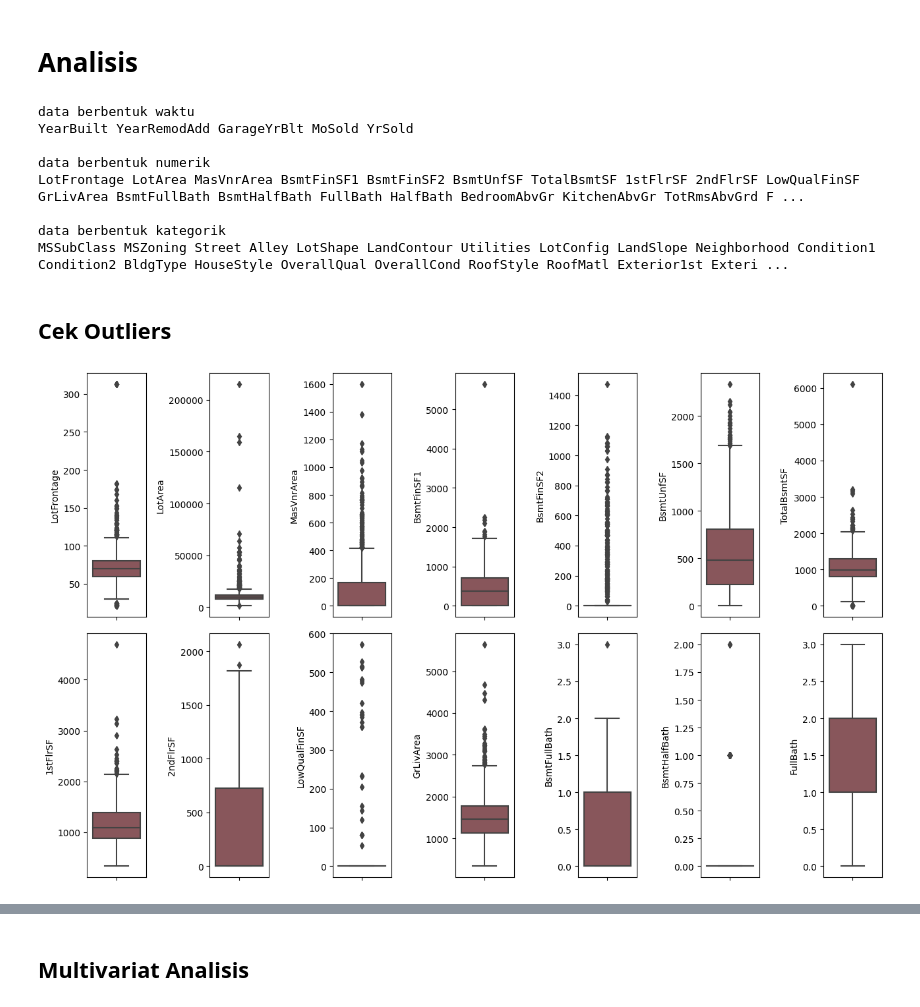
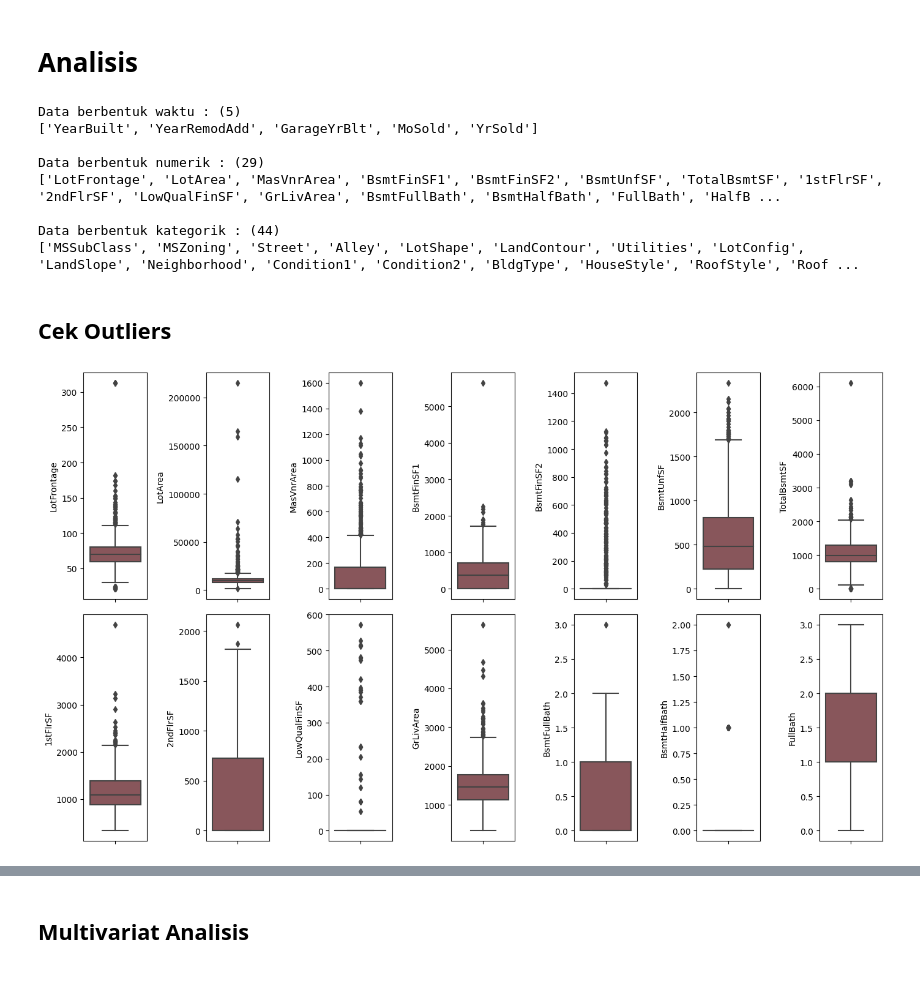
Before and after one commit to mwahid60/house_price_prediction, a Jupyter notebook: main.ipynb, the cells around one changed output, grey strips where cells are left out. Saved outputs shown, nothing was run; the diff lists cells and outputs as text; code cells hidden in the pictures; blank space fills up the shorter version.

```diff
--- a/main.ipynb
+++ b/main.ipynb
@@ -84,6 +117,7 @@ df_train["BsmtFinType1"] = df_train["BsmtFinType1"].fillna("NA")
 df_train["BsmtFinType2"] = df_train["BsmtFinType2"].fillna("NA")
 df_train["FireplaceQu"] = df_train["FireplaceQu"].fillna("NA")
 df_train["GarageType"] = df_train["GarageType"].fillna("NA")
+df_train["GarageYrBlt"] = df_train["GarageYrBlt"].fillna(0)
 df_train["GarageFinish"] = df_train["GarageFinish"].fillna("NA")
 df_train["GarageQual"] = df_train["GarageQual"].fillna("NA")
 df_train["GarageCond"] = df_train["GarageCond"].fillna("NA")
@@ -232,25 +228,3 @@ df_test.loc[target, "GarageYrBlt"] = replace_value
-# %%
-# Data Waktu
-waktu = ["YearBuilt", "YearRemodAdd", "GarageYrBlt", "MoSold", "YrSold"]
-
-# Numerikal Data
-numerik = ["LotFrontage", "LotArea", "MasVnrArea", "BsmtFinSF1", "BsmtFinSF2",
-           "BsmtUnfSF", "TotalBsmtSF", "1stFlrSF", "2ndFlrSF", "LowQualFinSF",
-           "GrLivArea", "BsmtFullBath", "BsmtHalfBath", "FullBath", "HalfBath",
-           "BedroomAbvGr", "KitchenAbvGr", "TotRmsAbvGrd", "Fireplaces",
-           "GarageCars", "GarageArea", "WoodDeckSF", "OpenPorchSF", "EnclosedPorch",
-           "3SsnPorch", "ScreenPorch", "PoolArea", "MiscVal"]
-
-# Kategorikal Data
-kategorik = ["MSSubClass", "MSZoning", "Street", "Alley", "LotShape", "LandContour",
-             "Utilities", "LotConfig", "LandSlope", "Neighborhood", "Condition1",
-             "Condition2", "BldgType", "HouseStyle", "OverallQual", "OverallCond",
-             "RoofStyle", "RoofMatl", "Exterior1st", "Exterior2nd", "MasVnrType",
-             "ExterQual", "ExterCond", "Foundation", "BsmtQual", "BsmtCond",
-             "BsmtExposure", "BsmtFinType1", "BsmtFinType2", "Heating", "HeatingQC",
-             "CentralAir", "Electrical", "KitchenQual", "Functional", "FireplaceQu",
-             "GarageType", "GarageFinish", "GarageQual", "GarageCond", "PavedDrive",
-             "PoolQC", "Fence", "MiscFeature", "SaleType", "SaleCondition"]
 # %% [markdown]
 ## Categorical Encoding
 # %% [markdown]
@@ -1036,4 +994,4 @@ df_train.dropna(inplace=True)
 # Mengganti data type dari float ke int
 df_train["MasVnrArea"] = df_train["MasVnrArea"].astype(dtype=int)
 df_train["LotFrontage"] = df_train["LotFrontage"].astype(dtype=int)
-df_train["GarageYrBlt"] = df_train["GarageYrBlt"].astype(dtype=int)
+df_train["GarageYrBlt"] = df_train["GarageYrBlt"].astype(dtype="int64")
@@ -1039,0 +1038,12 @@ df_train["GarageYrBlt"] = df_train["GarageYrBlt"].astype(dtype=int)
+# %%
+ekstrak1 = []
+pengurang_tahun(df_train['YrSold'].values, df_train['YearBuilt'].values, ekstrak1)
+df_train['total_house_age'] = ekstrak1 # menambahkan kolom total_house_age
+
+ekstrak2 = []
+pengurang_tahun(df_train['YrSold'].values, df_train['YearRemodAdd'].values, ekstrak2)
+df_train['renov_age'] = ekstrak2 # menambahkan kolom renov_age
+
+ekstrak3 = []
+pengurang_dengan_kondisi(df_train['YrSold'].values, df_train['GarageYrBlt'].values, ekstrak3)
+df_train['garage_age'] = ekstrak2 # menambahkan kolom garage_age
@@ -1040,32 +1102,37 @@ df_train["GarageYrBlt"] = df_train["GarageYrBlt"].astype(dtype=int)
 # %% [markdown]
 # Analisis
-# %%
-print("data berbentuk waktu")
-print(*waktu, "\n")
-print("data berbentuk numerik")
-print(*numerik, "\n")
-print("data berbentuk kategorik")
-print(*kategorik)
-# %% [output]
-data berbentuk waktu
-YearBuilt YearRemodAdd GarageYrBlt MoSold YrSold
-
-data berbentuk numerik
-LotFrontage LotArea MasVnrArea BsmtFinSF1 BsmtFinSF2 BsmtUnfSF TotalBsmtSF 1stFlrSF 2ndFlrSF LowQualFinSF GrLivArea BsmtFullBath BsmtHalfBath FullBath HalfBath BedroomAbvGr KitchenAbvGr TotRmsAbvGrd F ...
-
-data berbentuk kategorik
-MSSubClass MSZoning Street Alley LotShape LandContour Utilities LotConfig LandSlope Neighborhood Condition1 Condition2 BldgType HouseStyle OverallQual OverallCond RoofStyle RoofMatl Exterior1st Exteri ...
+# %%
+# Tipe Data
+print(f"""Data berbentuk waktu : ({len(waktu)})
+{waktu}
+
+Data berbentuk numerik : ({len(numerik)})
+{numerik}
+
+Data berbentuk kategorik : ({len(kategorik)})
+{kategorik}
+""")
+# %% [output]
+Data berbentuk waktu : (5)
+['YearBuilt', 'YearRemodAdd', 'GarageYrBlt', 'MoSold', 'YrSold']
+
+Data berbentuk numerik : (29)
+['LotFrontage', 'LotArea', 'MasVnrArea', 'BsmtFinSF1', 'BsmtFinSF2', 'BsmtUnfSF', 'TotalBsmtSF', '1stFlrSF', '2ndFlrSF', 'LowQualFinSF', 'GrLivArea', 'BsmtFullBath', 'BsmtHalfBath', 'FullBath', 'HalfB ...
+
+Data berbentuk kategorik : (44)
+['MSSubClass', 'MSZoning', 'Street', 'Alley', 'LotShape', 'LandContour', 'Utilities', 'LotConfig', 'LandSlope', 'Neighborhood', 'Condition1', 'Condition2', 'BldgType', 'HouseStyle', 'RoofStyle', 'Roof ...
 # %% [markdown]
 ## Cek Outliers
 # %%
 num1, num2 = numerik[0:14], numerik[14:]
 # %%
-figura = plt.figure(figsize=(13,8))
+# Boxplot 1
+figura = plt.figure(figsize=(14,8))
 
 for i in range(0, len(num1)):
     plt.subplot(2, 7, i+1)
     sns.boxplot(y=df_train[num1[i]], color='#904E55')
     plt.tight_layout()
 # %% [output]
-[figure, old version]
+[figure, new version]
 # %%
```
Also changed, not shown: parts of 40 cells of this notebook.
